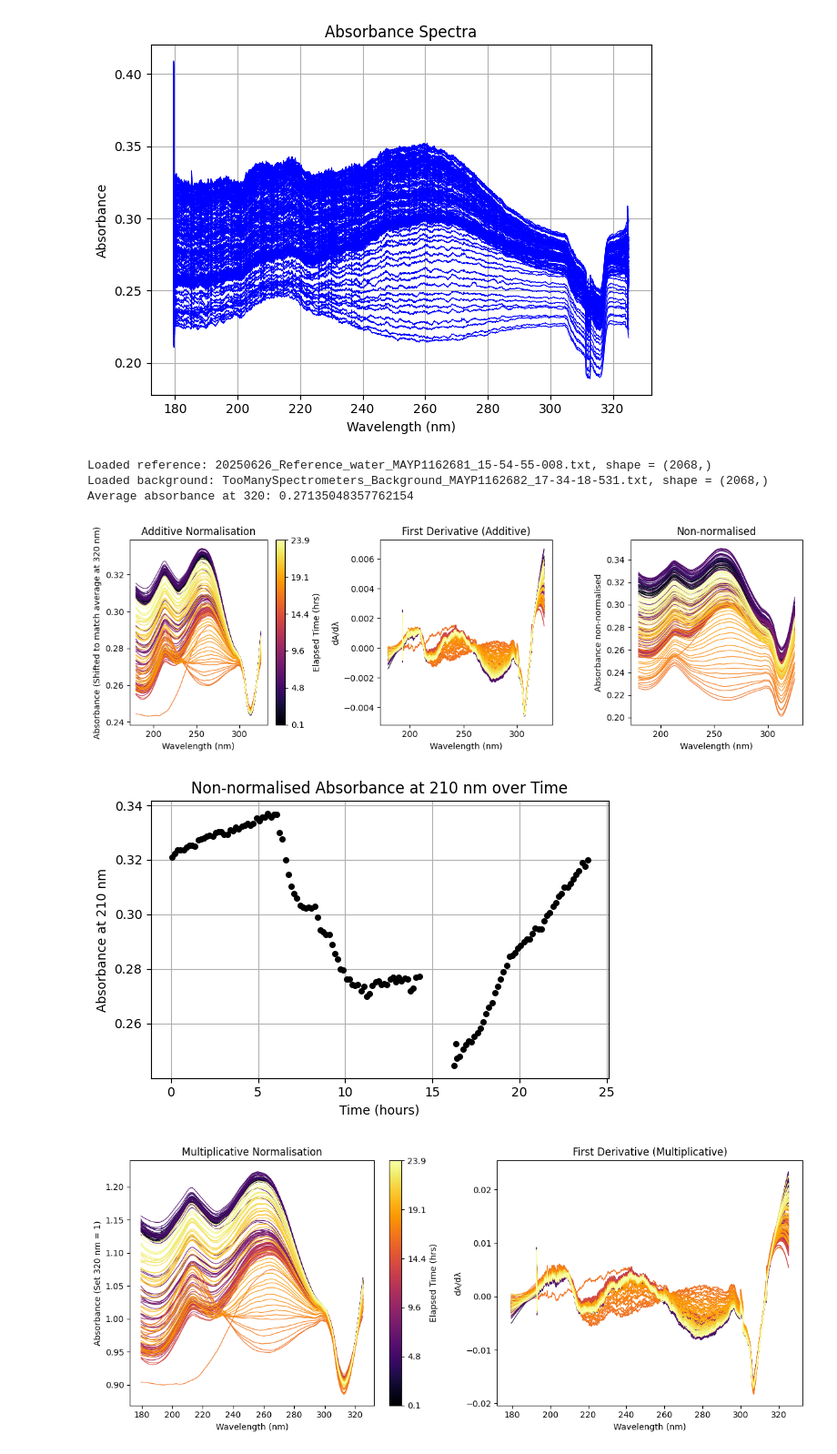
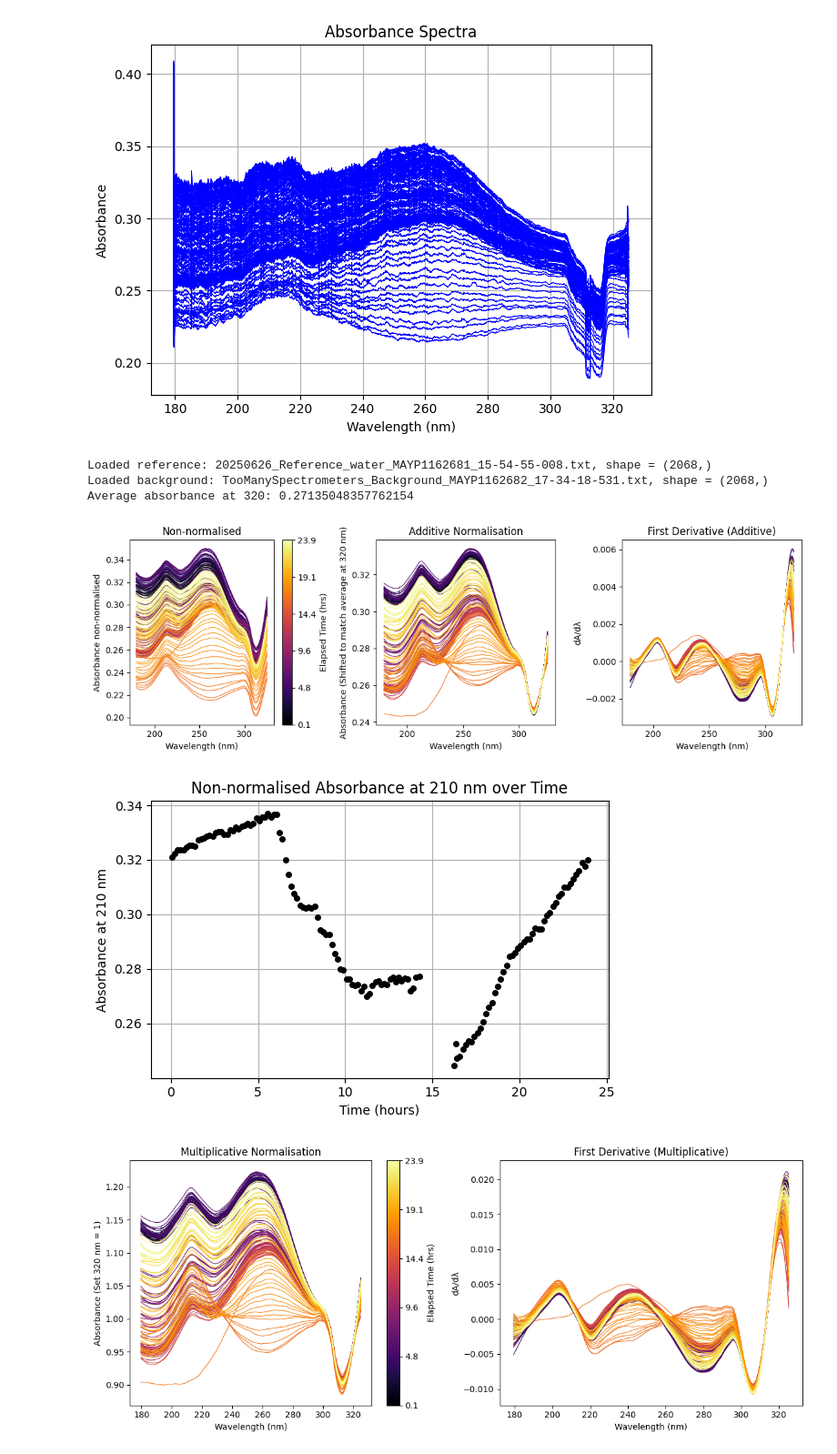
Before and after one commit to vik-ell/P3_Project, a Jupyter notebook: data_processing.ipynb, the cells around one changed output. Shown at 91% size. Saved outputs shown, nothing was run; the diff lists cells and outputs as text; code cells hidden in the pictures.

Commit message:
smoothing

```diff
--- a/data_processing.ipynb
+++ b/data_processing.ipynb
@@ -591,12 +591,13 @@ for abs_trace, t, abs_400 in zip(abs_traces, times, abs_at_400_list):
 
     # Compute first derivative with respect to wavelength
     d_abs_d_lambda = np.gradient(abs_smooth, x)
+    d_abs_d_lambda_smooth = savgol_filter(d_abs_d_lambda, window_length=window_length, polyorder=3)
 
     # Plot smoothed curve
     ax1.plot(x, abs_smooth, color=cmap(norm(t)), lw=0.8)
 
     # Plot derivative vs wavelength
-    ax2.plot(x, d_abs_d_lambda, color=cmap(norm(t)), lw=0.8)
+    ax2.plot(x, d_abs_d_lambda_smooth, color=cmap(norm(t)), lw=0.8)
 
 # Add colorbar
 sm = ScalarMappable(norm=norm, cmap=cmap)
@@ -654,12 +655,13 @@ for abs_trace, t, abs_400 in zip(abs_traces, times, abs_at_400_list):
 
     # Compute first derivative with respect to wavelength
     d_abs_d_lambda = np.gradient(abs_smooth, x)
+    d_abs_d_lambda_smooth = savgol_filter(d_abs_d_lambda, window_length=window_length, polyorder=3)
 
     # Plot smoothed curve
     ax1.plot(x, abs_smooth, color=cmap(norm(t)), lw=0.8)
 
     # Plot derivative vs wavelength
-    ax2.plot(x, d_abs_d_lambda, color=cmap(norm(t)), lw=0.8)
+    ax2.plot(x, d_abs_d_lambda_smooth, color=cmap(norm(t)), lw=0.8)
 
 # Add colorbar
 sm = ScalarMappable(norm=norm, cmap=cmap)
@@ -933,10 +935,13 @@ for abs_trace, t, abs_norm in zip(abs_traces, times, abs_at_norm_list):
     d_abs_d_lambda = np.gradient(abs_smooth, x)
 
     abs_trace_smooth = savgol_filter(abs_trace, window_length=window_length, polyorder=3)
+    d_abs_d_lambda_smooth = savgol_filter(d_abs_d_lambda, window_length=window_length, polyorder=3)
 
-    ax1.plot(x, abs_smooth, color=cmap(norm(t)), lw=0.8)
-    ax2.plot(x, d_abs_d_lambda, color=cmap(norm(t)), lw=0.8)
-    ax3.plot(x, abs_trace_smooth, color=cmap(norm(t)), lw=0.8)
+    ax1.plot(x, abs_trace_smooth, color=cmap(norm(t)), lw=0.8)
+    ax2.plot(x, abs_smooth, color=cmap(norm(t)), lw=0.8)
+    # ax3.plot(x, d_abs_d_lambda, color=cmap(norm(t)), lw=0.8)
+    ax3.plot(x, d_abs_d_lambda_smooth, color=cmap(norm(t)), lw=0.8)
+
 
 # Colorbar
 sm = ScalarMappable(norm=norm, cmap=cmap)
@@ -946,19 +951,19 @@ tick_labels = [f"{t/3600:.1f}" for t in tick_vals]
 cbar.set_ticks(tick_vals)
 cbar.set_ticklabels(tick_labels)
 
-# ax1.set_xlim(200.0, 400.0)
 ax1.set_xlabel('Wavelength (nm)')
-ax1.set_ylabel(f'Absorbance (Shifted to match average at {norm_lambda} nm)')
-ax1.set_title('Additive Normalisation')
+ax1.set_ylabel('Absorbance non-normalised')
+ax1.set_title('Non-normalised')
 
 # ax2.set_xlim(200.0, 400.0)
 ax2.set_xlabel('Wavelength (nm)')
-ax2.set_ylabel('dA/dλ')
-ax2.set_title('First Derivative (Additive)')
+ax2.set_ylabel(f'Absorbance (Shifted to match average at {norm_lambda} nm)')
+ax2.set_title('Additive Normalisation')
 
+# ax3.set_xlim(200.0, 400.0)
 ax3.set_xlabel('Wavelength (nm)')
-ax3.set_ylabel('Absorbance non-normalised')
-ax3.set_title('Non-normalised')
+ax3.set_ylabel('dA/dλ')
+ax3.set_title('First Derivative (Additive)')
 
 plt.tight_layout()
 plt.show()
@@ -992,37 +997,38 @@ fig, (ax1, ax2) = plt.subplots(1, 2, figsize=(12, 5), sharex=True)
 for abs_trace, t, abs_norm in zip(abs_traces, times, abs_at_norm_list):
     abs_scaled = abs_trace / abs_norm  # Scale such that value at norm wavelength becomes 1
 
     window_length = min(351, len(abs_scaled) // 2 * 2 + 1)
     abs_smooth = savgol_filter(abs_scaled, window_length=window_length, polyorder=3)
     d_abs_d_lambda = np.gradient(abs_smooth, x)
+    d_abs_d_lambda_smooth = savgol_filter(d_abs_d_lambda, window_length=window_length, polyorder=3)
 
     ax1.plot(x, abs_smooth, color=cmap(norm(t)), lw=0.8)
-    ax2.plot(x, d_abs_d_lambda, color=cmap(norm(t)), lw=0.8)
+    ax2.plot(x, d_abs_d_lambda_smooth, color=cmap(norm(t)), lw=0.8)
 
 # Colorbar
 sm = ScalarMappable(norm=norm, cmap=cmap)
 cbar = plt.colorbar(sm, ax=ax1, label='Elapsed Time (hrs)')
 cbar.set_ticks(tick_vals)
 cbar.set_ticklabels(tick_labels)
 
 # ax1.set_xlim(200.0, 400.0)
 ax1.set_xlabel('Wavelength (nm)')
 ax1.set_ylabel(f'Absorbance (Set {norm_lambda:.0f} nm = 1)')
 ax1.set_title('Multiplicative Normalisation')
 
 # ax2.set_xlim(200.0, 400.0)
 ax2.set_xlabel('Wavelength (nm)')
 ax2.set_ylabel('dA/dλ')
 ax2.set_title('First Derivative (Multiplicative)')
 plt.tight_layout()
 plt.show()
 # %% [output]
 Loaded reference: 20250626_Reference_water_MAYP1162681_15-54-55-008.txt, shape = (2068,)
 Loaded background: TooManySpectrometers_Background_MAYP1162682_17-34-18-531.txt, shape = (2068,)
 Average absorbance at 320: 0.27135048357762154
-[figure, old version]
+[figure, new version]
 [figure]
-[figure, old version]
+[figure, new version]
 # %%
 # from NIST database 3.10 - for molar absorbtivity
 # https://webbook.nist.gov/cgi/cbook.cgi?ID=C57136&Mask=400#UV-Vis-Spec
```
Also changed, not shown: parts of 1 cell of this notebook.
